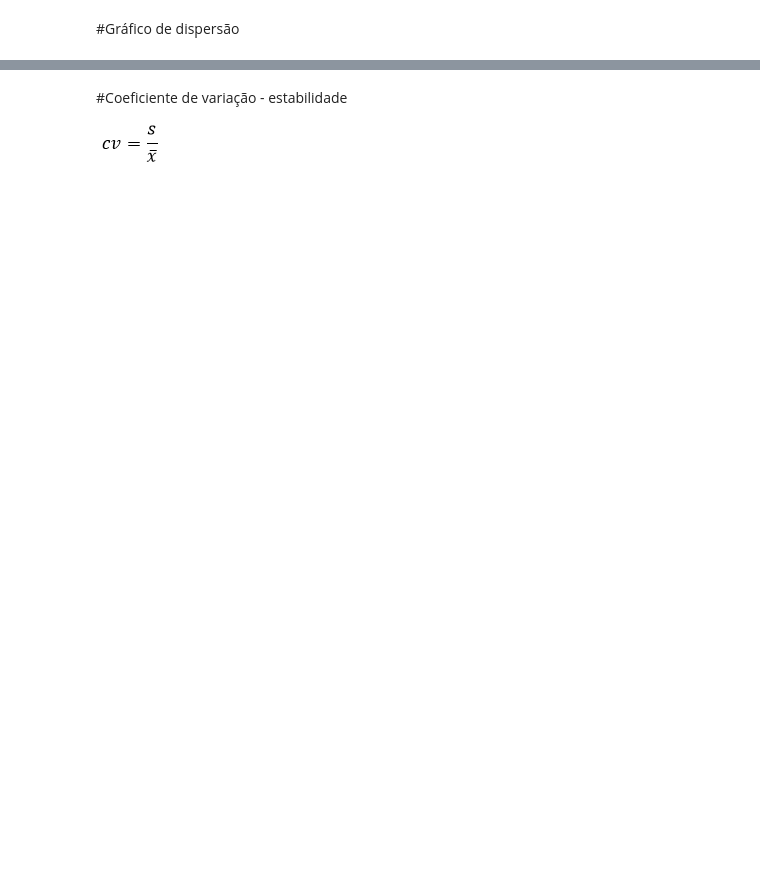
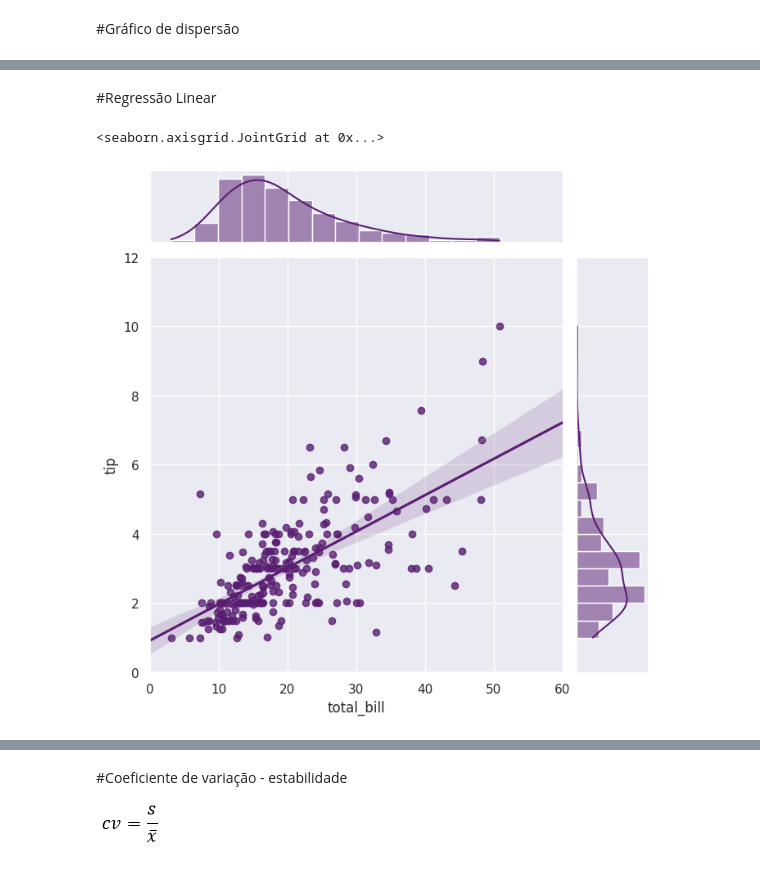
Before and after one commit to dayanebravo/Est_Graf_py, a Jupyter notebook: extensao.ipynb, the cells around one changed output, grey strips where cells are left out. Cells and saved outputs as stored; diff of their text form; code cells hidden in the pictures; blank space fills up the shorter version.

```diff
--- a/extensao.ipynb
+++ b/extensao.ipynb
@@ -518,0 +797,10 @@ plt.show()  # exibir gráfico
+# %% [markdown]
+#Regressão Linear
+# %%
+sn.jointplot(x="total_bill", y="tip", data=tips,
+                  kind="reg", truncate=False,
+                  xlim=(0, 60), ylim=(0, 12),
+                  color="m", height=7)
+# %% [output]
+<seaborn.axisgrid.JointGrid at 0x...>
+[figure, added]
```
Also changed, not shown: parts of 109 cells of this notebook.
